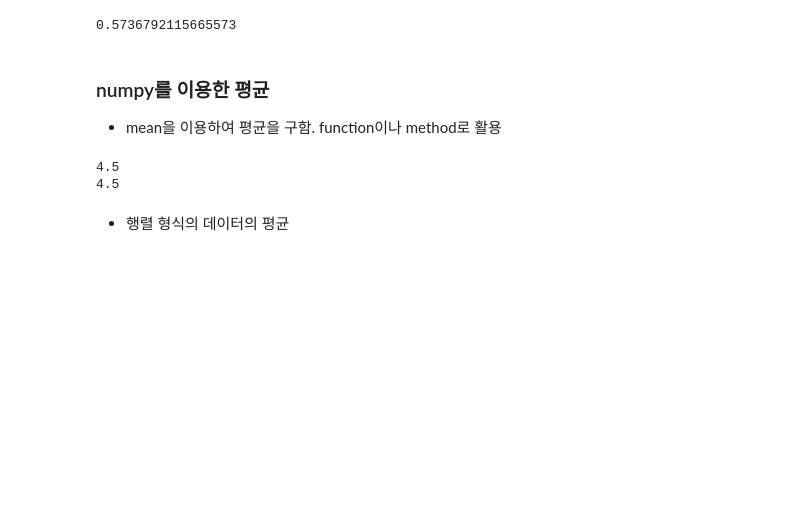
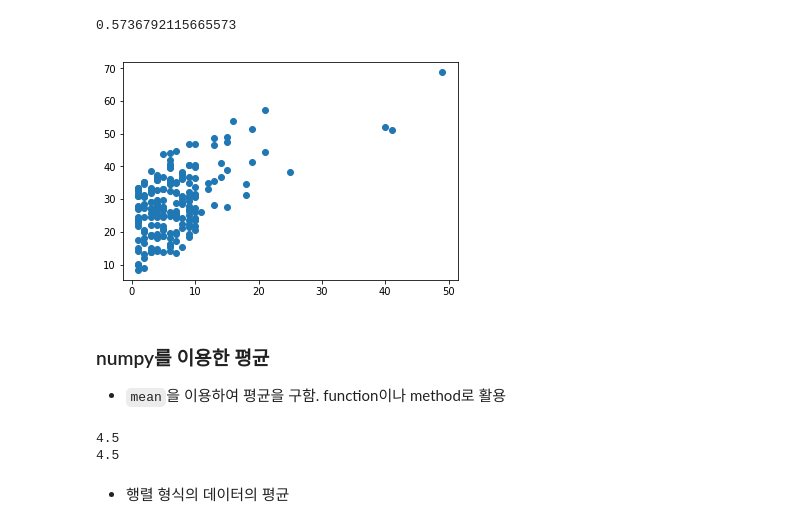
Before and after one commit to ksublee/SPuP, a Jupyter notebook: 8.Statistics.ipynb, the cells around one changed output. Drawn from its saved outputs; the diff is of its cells as text; code cells hidden in the pictures; blank space fills up the shorter version.

````diff
--- a/8.Statistics.ipynb
+++ b/8.Statistics.ipynb
@@ -228,10 +268,15 @@ daily_minutes_good = [x for i, x in enumerate(daily_minutes)
 correlation(num_friends_good, daily_minutes_good)   # 0.57
 # %% [output]
 0.5736792115665573
+# %%
+plt.scatter(num_friends_good, daily_minutes_good)
+plt.show()
+# %% [output]
+[figure, added]
 # %% [markdown]
 ### numpy를 이용한 평균
 
-* mean을 이용하여 평균을 구함. function이나 method로 활용
+* ```mean```을 이용하여 평균을 구함. function이나 method로 활용
 # %%
 import numpy as np
 x = np.arange(10)
````
Also changed, not shown: parts of 34 cells of this notebook, 13 other files.
